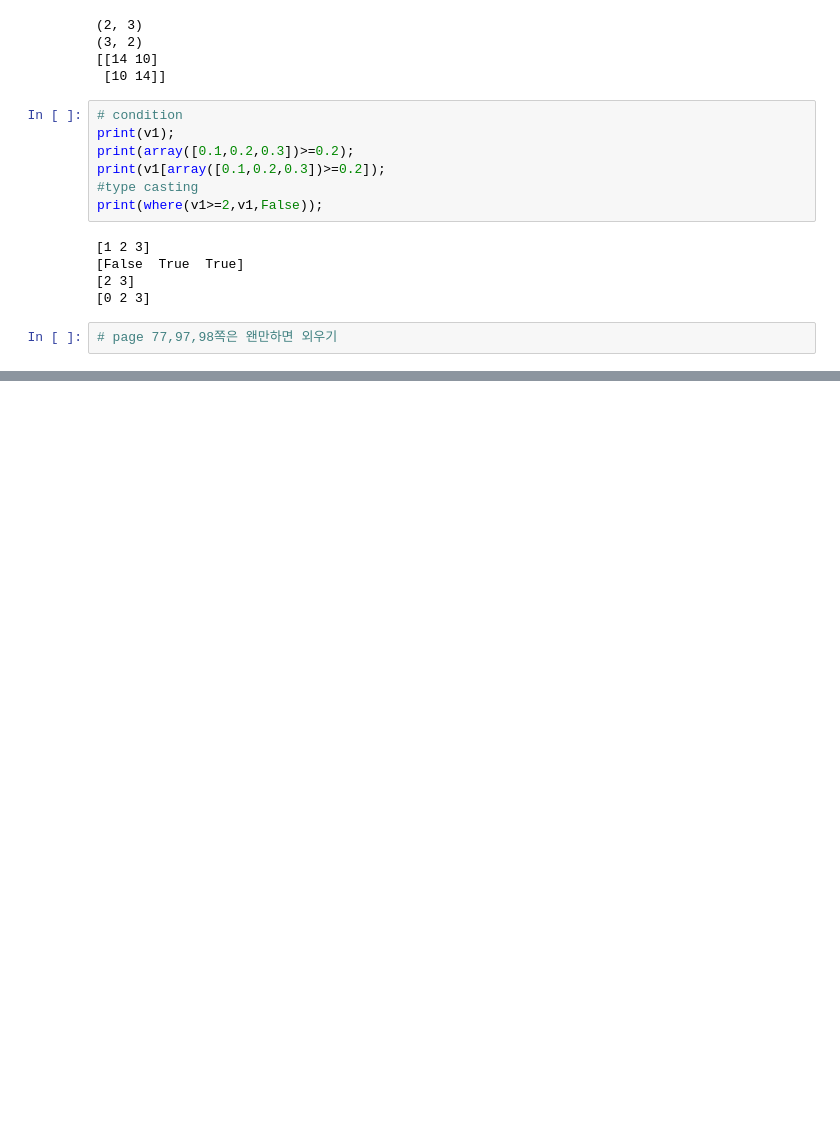
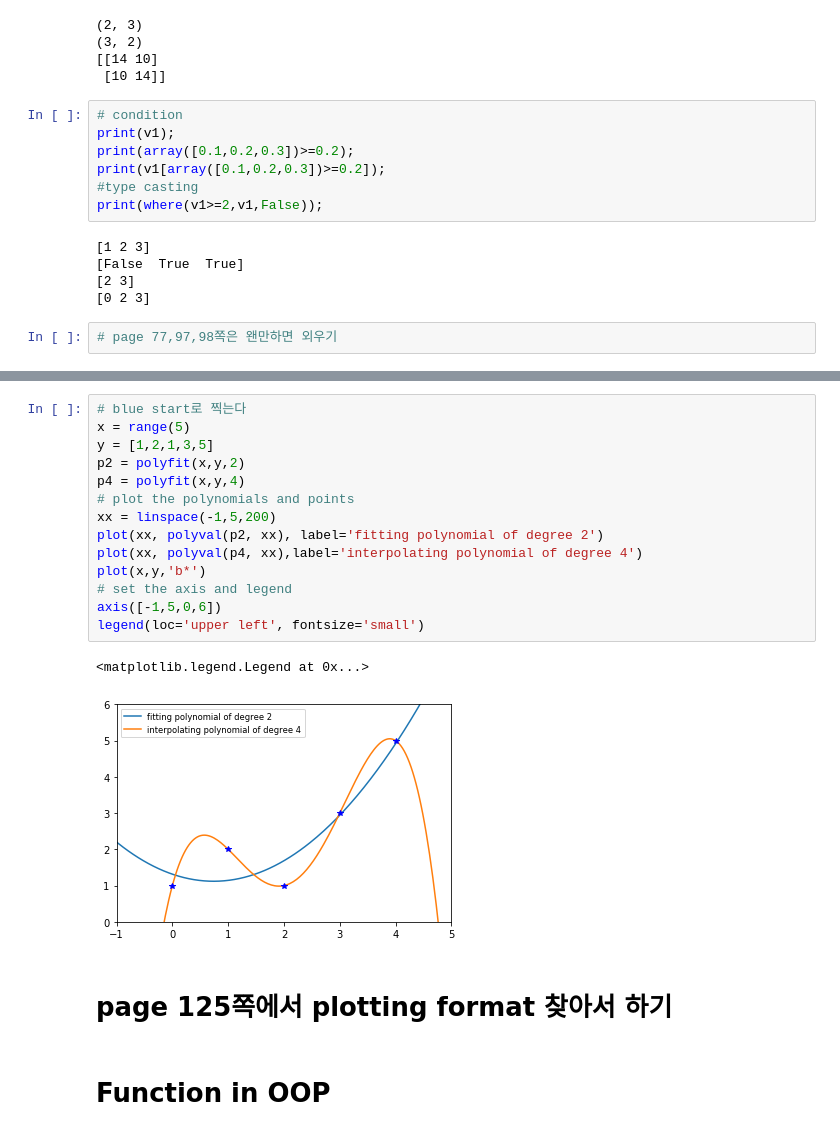
Before and after one commit to ghk829/kaggle, a Jupyter notebook: study/notebook/1_15/1_15.ipynb, the cells around one changed output, grey strips where cells are left out. Saved outputs shown, nothing was run; the diff lists cells and outputs as text; blank space fills up the shorter version.

```diff
--- a/study/notebook/1_15/1_15.ipynb
+++ b/study/notebook/1_15/1_15.ipynb
@@ -124,0 +128,21 @@ print(where(v1>=2,v1,False));
+# %%
+# blue start로 찍는다
+x = range(5)
+y = [1,2,1,3,5]
+p2 = polyfit(x,y,2)
+p4 = polyfit(x,y,4)
+# plot the polynomials and points
+xx = linspace(-1,5,200)
+plot(xx, polyval(p2, xx), label='fitting polynomial of degree 2')
+plot(xx, polyval(p4, xx),label='interpolating polynomial of degree 4')
+plot(x,y,'b*')
+# set the axis and legend
+axis([-1,5,0,6])
+legend(loc='upper left', fontsize='small')
+# %% [output]
+<matplotlib.legend.Legend at 0x...>
+[figure, added]
+# %% [markdown]
+# page 125쪽에서 plotting format 찾아서 하기
+# %% [markdown]
+# Function in OOP
```
Also changed, not shown: parts of 9 cells of this notebook, 6 other files.
